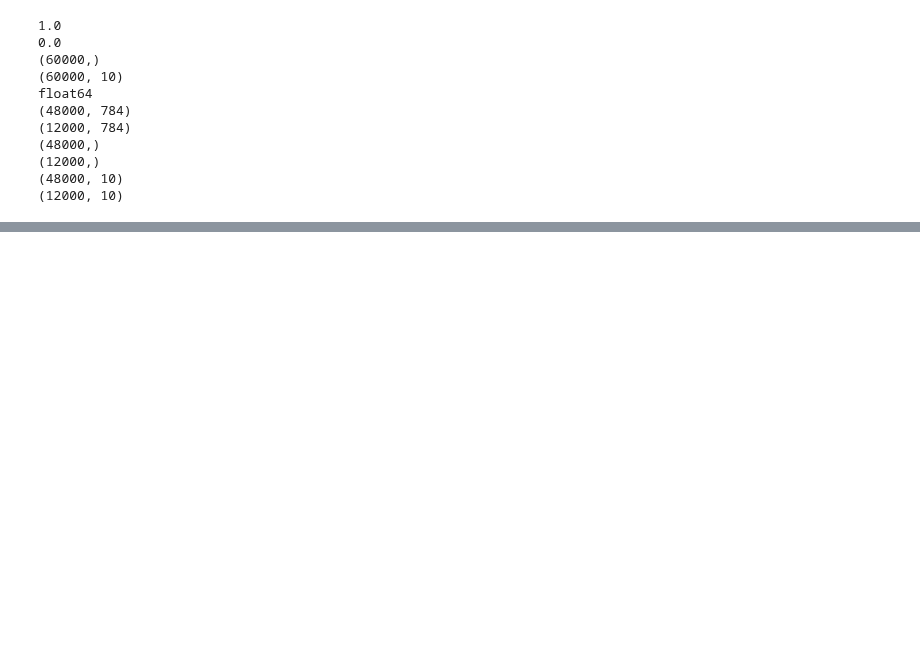
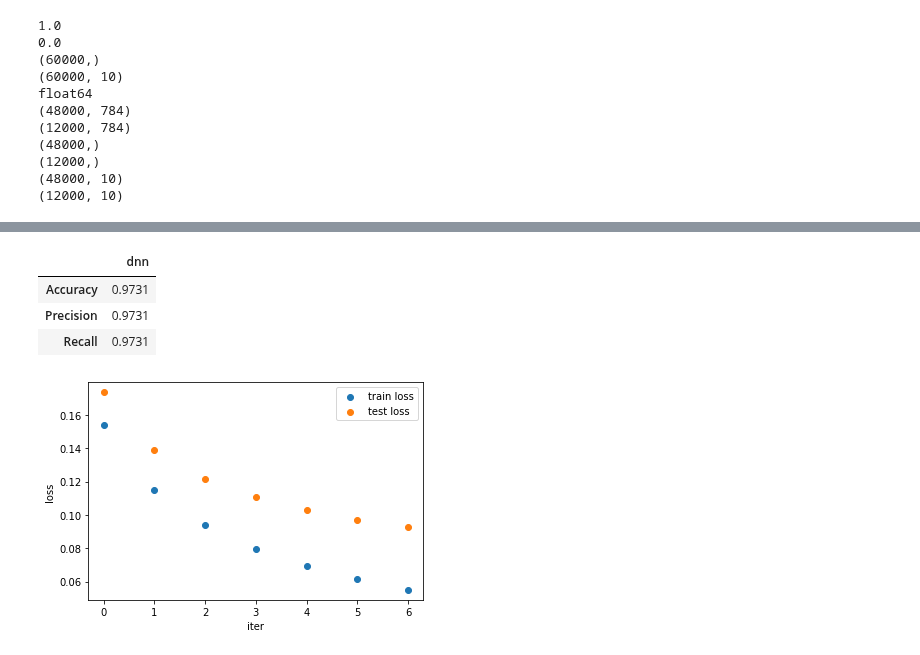
Before and after one commit to yutoJ/ml-learning, a Jupyter notebook: scratch_dnn.ipynb, the cells around one changed output, grey strips where cells are left out. Cells and saved outputs as stored; diff of their text form; code cells hidden in the pictures; blank space fills up the shorter version.

```diff
--- a/scratch_dnn.ipynb
+++ b/scratch_dnn.ipynb
@@ -434,0 +468,5 @@ class SGD:
+# %%
+%%time
+
+dnn = ScratchDeepNeuralNetrowkClassifier(epoch = 7, ada_grad = True, verbose=False)
+dnn.fit(X_train, y_train, X_val, y_val)
@@ -434,0 +493,12 @@ class SGD:
+# %%
+dnn_result = eval_accuracy(dnn, X_test, y_test, "dnn")
+dnn_result
+# %% [output]
+|  | dnn |
+| Accuracy | 0.9731 |
+| Precision | 0.9731 |
+| Recall | 0.9731 |
+# %%
+display_loss_graph(dnn)
+# %% [output]
+[figure, added]
```
Also changed, not shown: parts of 13 cells of this notebook.
